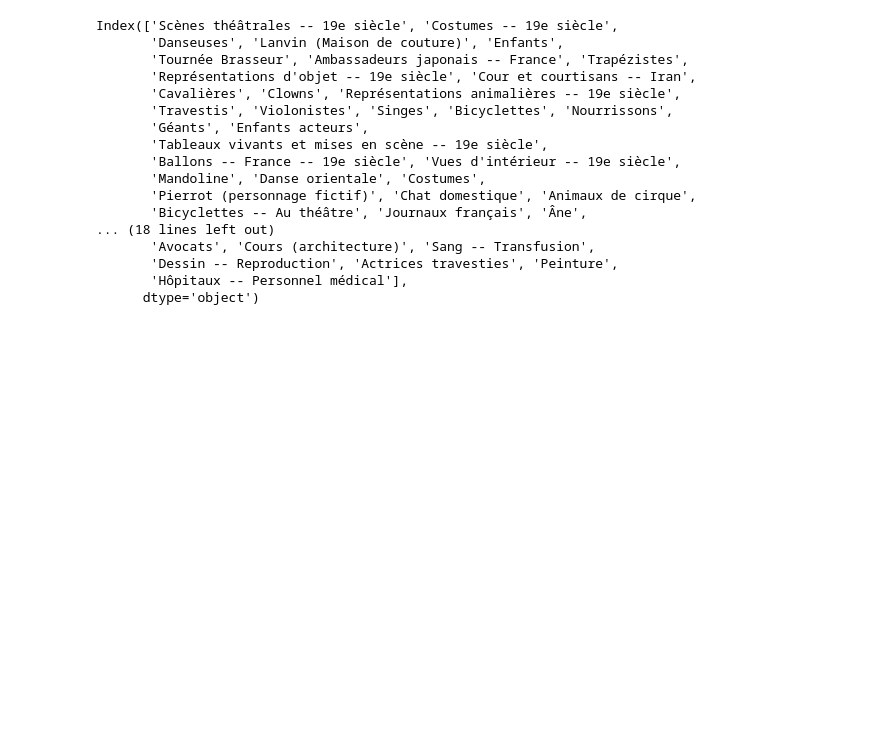
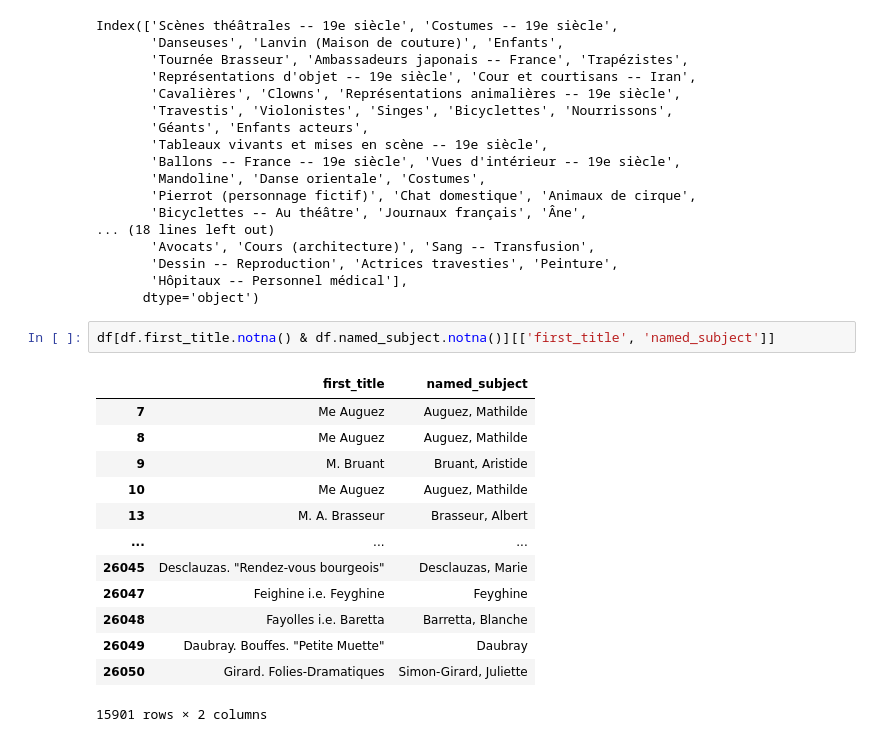
Before and after one commit to liabifano/humans-of-paris-1900, a Jupyter notebook: notebooks/Clearning Data.ipynb, the cells around one changed output. Drawn from its saved outputs; the diff is of its cells as text; blank space fills up the shorter version.

```diff
--- a/notebooks/Clearning Data.ipynb
+++ b/notebooks/Clearning Data.ipynb
@@ -575,3 +717,19 @@ Index(['Scènes théâtrales -- 19e siècle', 'Costumes -- 19e siècle',
        'Dessin -- Reproduction', 'Actrices travesties', 'Peinture',
        'Hôpitaux -- Personnel médical'],
       dtype='object')
+# %%
+df[df.first_title.notna() & df.named_subject.notna()][['first_title', 'named_subject']]
+# %% [output]
+|  | first_title | named_subject |
+| 7 | Me Auguez | Auguez, Mathilde |
+| 8 | Me Auguez | Auguez, Mathilde |
+| 9 | M. Bruant | Bruant, Aristide |
+| 10 | Me Auguez | Auguez, Mathilde |
+| 13 | M. A. Brasseur | Brasseur, Albert |
+| ... | ... | ... |
+| 26045 | Desclauzas. "Rendez-vous bourgeois" | Desclauzas, Marie |
+| 26047 | Feighine i.e. Feyghine | Feyghine |
+| 26048 | Fayolles i.e. Baretta | Barretta, Blanche |
+| 26049 | Daubray. Bouffes. "Petite Muette" | Daubray |
+| 26050 | Girard. Folies-Dramatiques | Simon-Girard, Juliette |
+15901 rows × 2 columns
```
Also changed, not shown: parts of 37 cells of this notebook.
